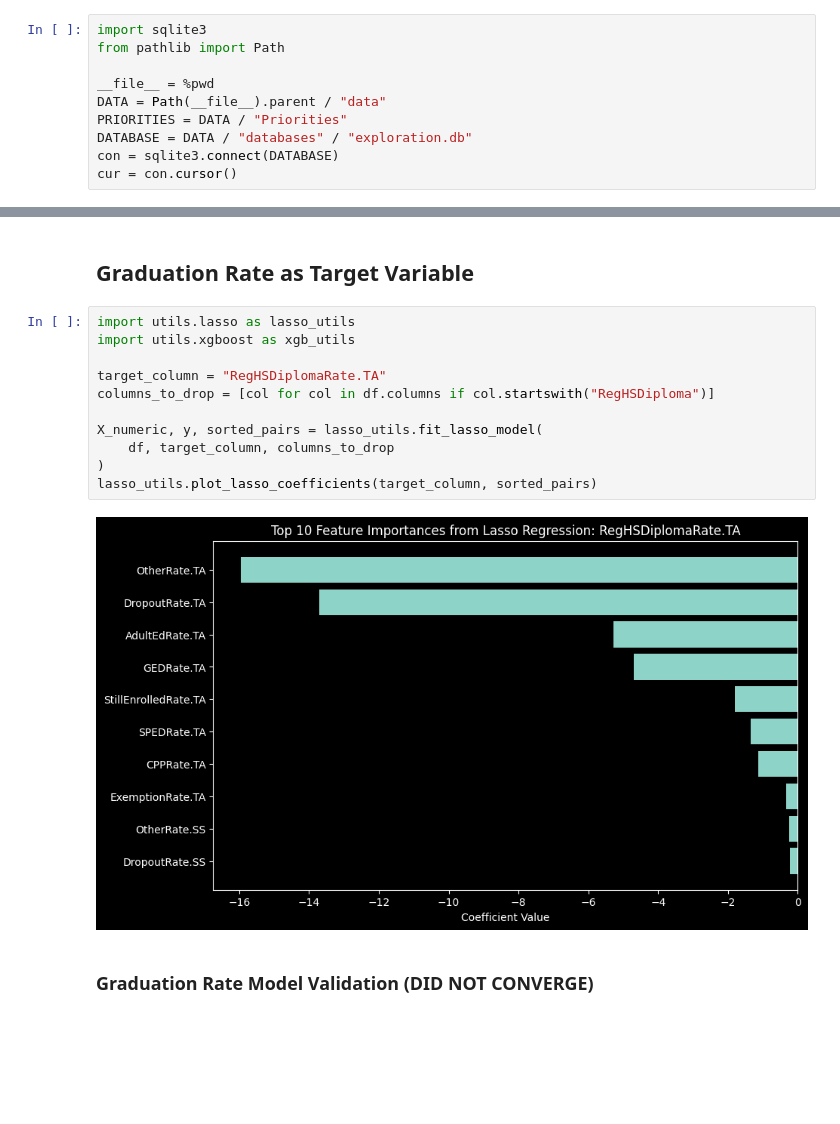
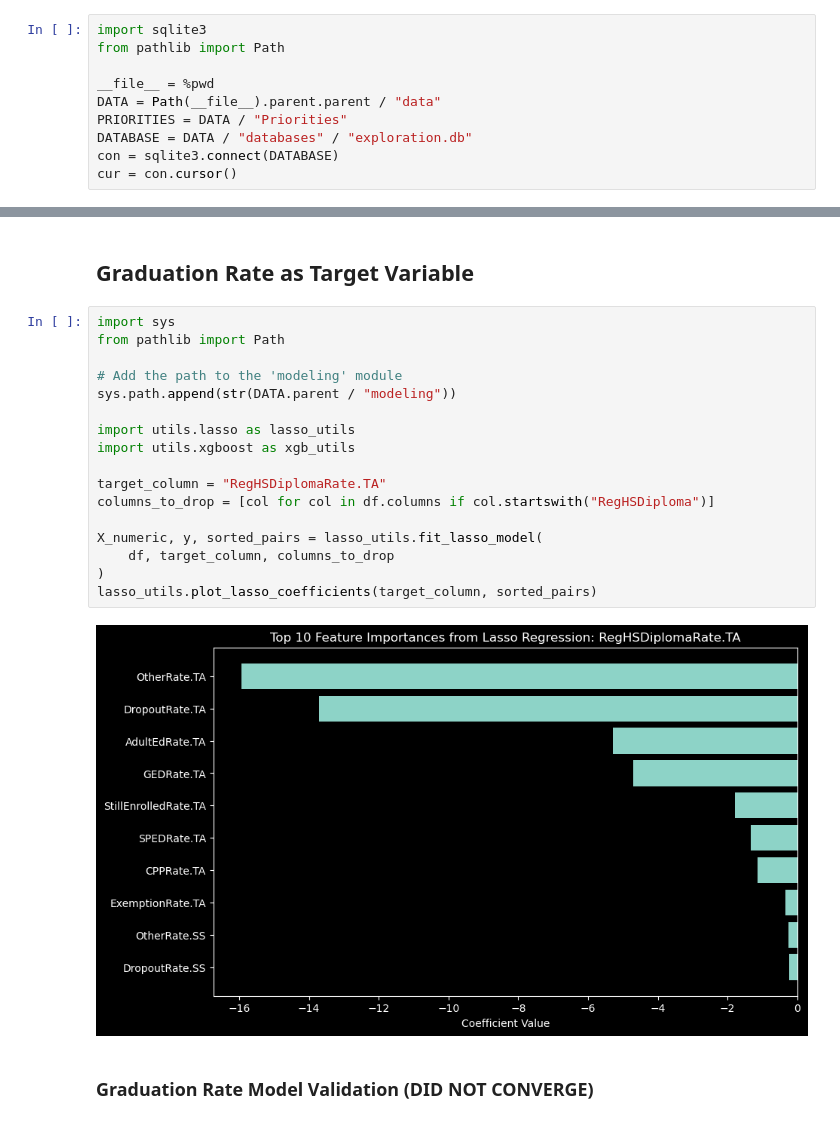
Before and after one commit to PENTASHIFT/DS-Capstone-Project, a Jupyter notebook: modeling/ACGR/ACGRWide.ipynb, the cells around one changed output, grey strips where cells are left out. Saved outputs shown, nothing was run; the diff lists cells and outputs as text; blank space fills up the shorter version.

```diff
--- a/modeling/ACGR/ACGRWide.ipynb
+++ b/modeling/ACGR/ACGRWide.ipynb
@@ -3,7 +3,7 @@ import sqlite3
 from pathlib import Path
 
 __file__ = %pwd
-DATA = Path(__file__).parent / "data"
+DATA = Path(__file__).parent.parent / "data"
 PRIORITIES = DATA / "Priorities"
 DATABASE = DATA / "databases" / "exploration.db"
 con = sqlite3.connect(DATABASE)
@@ -49,18 +49,24 @@ Mean Graduation Rate: 76.84798497595003
 # %% [markdown]
 ## Graduation Rate as Target Variable
 # %%
+import sys
+from pathlib import Path
+
+# Add the path to the 'modeling' module
+sys.path.append(str(DATA.parent / "modeling"))
+
 import utils.lasso as lasso_utils
 import utils.xgboost as xgb_utils
 
 target_column = "RegHSDiplomaRate.TA"
 columns_to_drop = [col for col in df.columns if col.startswith("RegHSDiploma")]
 
 X_numeric, y, sorted_pairs = lasso_utils.fit_lasso_model(
     df, target_column, columns_to_drop
 )
 lasso_utils.plot_lasso_coefficients(target_column, sorted_pairs)
 # %% [output]
-[figure, old version]
+[figure, new version]
 # %% [markdown]
 ### Graduation Rate Model Validation (DID NOT CONVERGE)
 # %%
```
Also changed, not shown: parts of 12 cells of this notebook, 2 other files.
